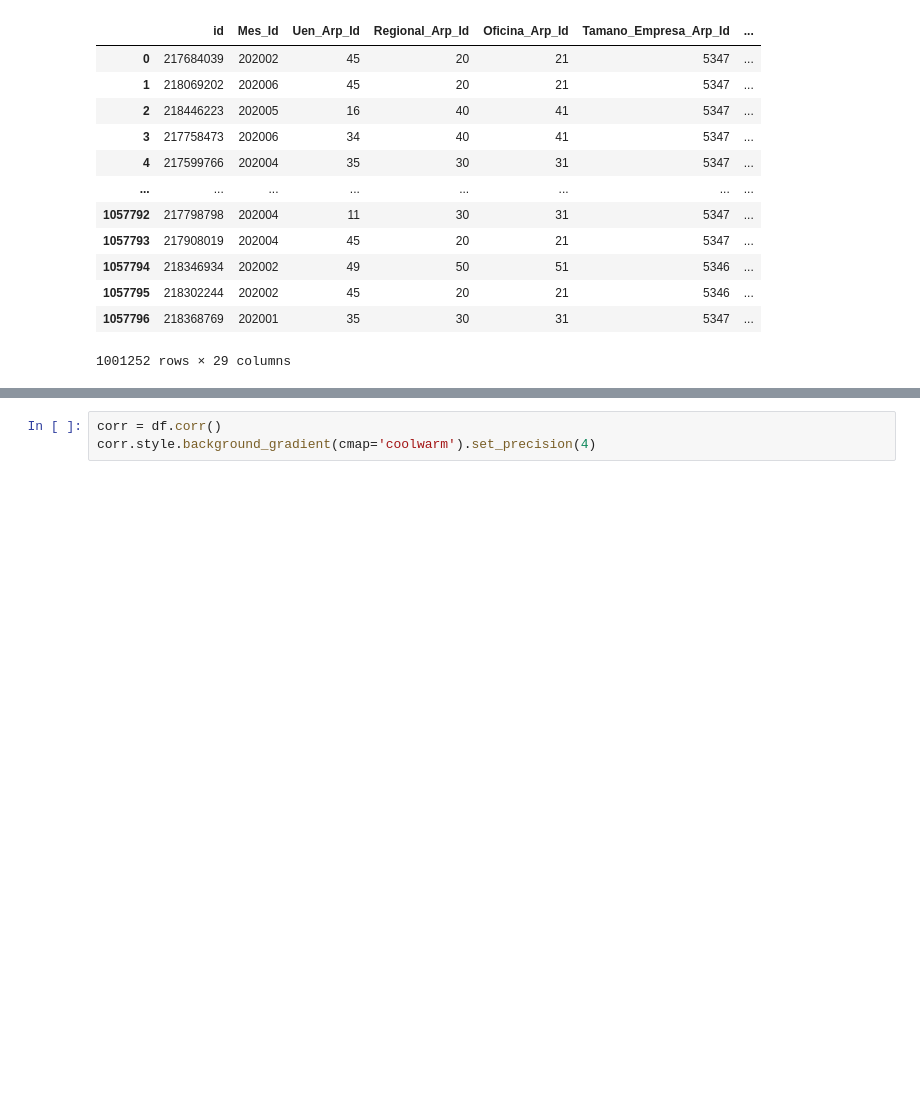
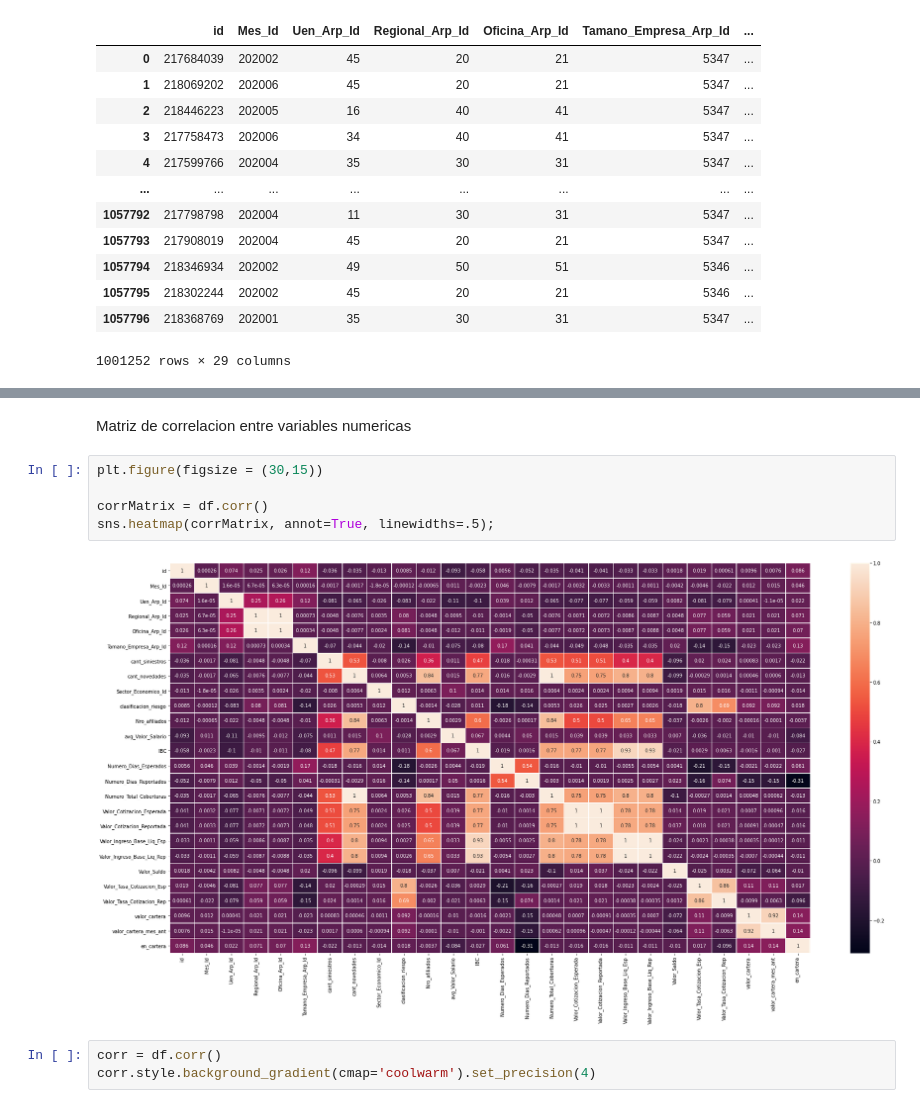
Before and after one commit to anaidg/EACD-01-FUNDAMENTOS, a Jupyter notebook: Proyecto_Gestion_Cartera.ipynb, the cells around one changed output, grey strips where cells are left out. Cells and saved outputs as stored; diff of their text form; blank space fills up the shorter version.

Commit message:
Cambio en la matriz correlación

```diff
--- a/Proyecto_Gestion_Cartera.ipynb
+++ b/Proyecto_Gestion_Cartera.ipynb
@@ -195,6 +195,15 @@ df.corr()
 | valor_cartera | 0.005597 | 0.008004 | -0.011172 | 0.017498 | 0.017380 | -0.035652 | 0.005991 | ... |
 | valor_cartera_mes_ant | 0.004022 | 0.012331 | -0.011552 | 0.018132 | 0.017997 | -0.037313 | 0.007549 | ... |
 | en_cartera | 0.062706 | 0.034773 | 0.015585 | 0.056452 | 0.055760 | 0.099769 | -0.018061 | ... |
+# %% [markdown]
+Matriz de correlacion entre variables numericas
+# %%
+plt.figure(figsize = (30,15))
+
+corrMatrix = df.corr()
+sns.heatmap(corrMatrix, annot=True, linewidths=.5);
+# %% [output]
+[figure, added]
 # %%
 corr = df.corr()
 corr.style.background_gradient(cmap='coolwarm').set_precision(4)
```
Also changed, not shown: parts of 1 cell of this notebook.
